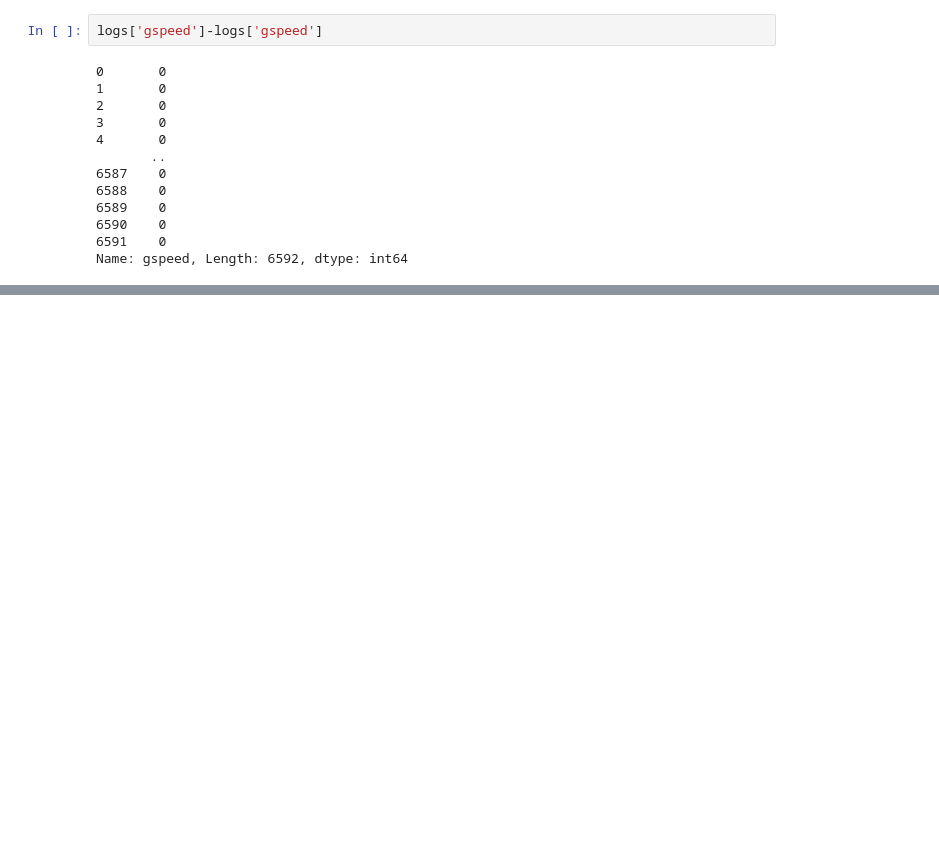
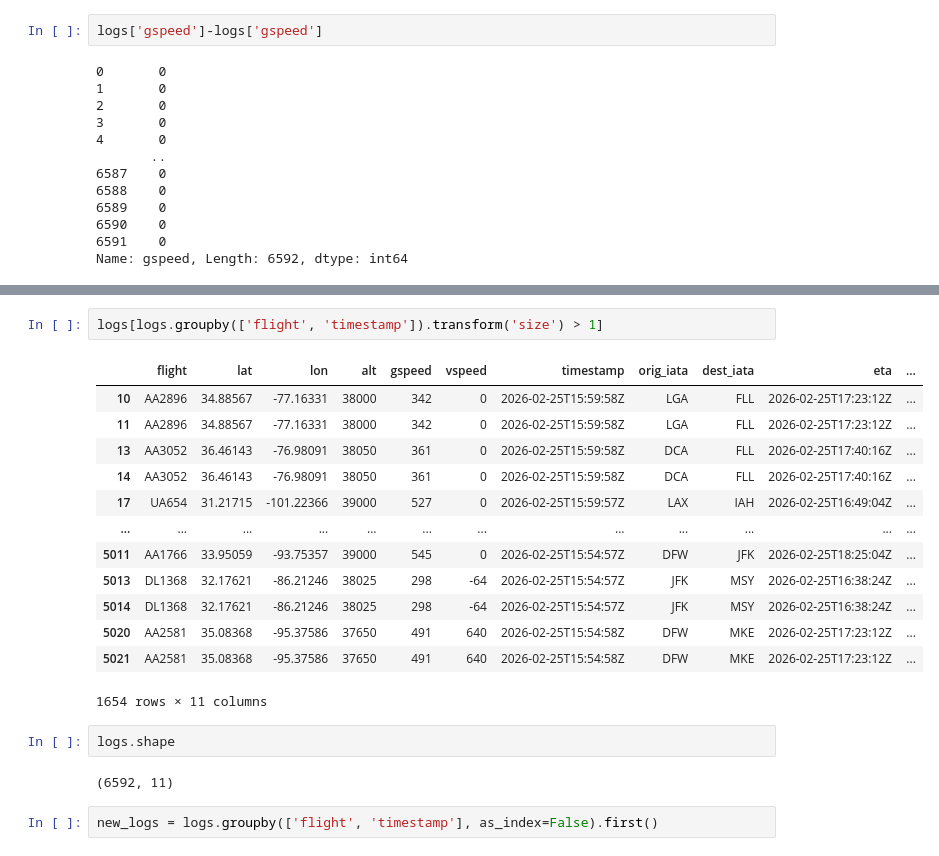
Before and after one commit to lorenzo-marranini/SkyGraphProject, a Jupyter notebook: python/data-exploration.ipynb, the cells around one changed output, grey strips where cells are left out. Drawn from its saved outputs; the diff is of its cells as text; blank space fills up the shorter version.

```diff
--- a/python/data-exploration.ipynb
+++ b/python/data-exploration.ipynb
@@ -591,0 +642,22 @@ Name: gspeed, Length: 6592, dtype: int64
+# %%
+logs[logs.groupby(['flight', 'timestamp']).transform('size') > 1]
+# %% [output]
+|  | flight | lat | lon | alt | gspeed | vspeed | timestamp | orig_iata | dest_iata | eta | ... |
+| 10 | AA2896 | 34.88567 | -77.16331 | 38000 | 342 | 0 | 2026-02-25T15:59:58Z | LGA | FLL | 2026-02-25T17:23:12Z | ... |
+| 11 | AA2896 | 34.88567 | -77.16331 | 38000 | 342 | 0 | 2026-02-25T15:59:58Z | LGA | FLL | 2026-02-25T17:23:12Z | ... |
+| 13 | AA3052 | 36.46143 | -76.98091 | 38050 | 361 | 0 | 2026-02-25T15:59:58Z | DCA | FLL | 2026-02-25T17:40:16Z | ... |
+| 14 | AA3052 | 36.46143 | -76.98091 | 38050 | 361 | 0 | 2026-02-25T15:59:58Z | DCA | FLL | 2026-02-25T17:40:16Z | ... |
+| 17 | UA654 | 31.21715 | -101.22366 | 39000 | 527 | 0 | 2026-02-25T15:59:57Z | LAX | IAH | 2026-02-25T16:49:04Z | ... |
+| ... | ... | ... | ... | ... | ... | ... | ... | ... | ... | ... | ... |
+| 5011 | AA1766 | 33.95059 | -93.75357 | 39000 | 545 | 0 | 2026-02-25T15:54:57Z | DFW | JFK | 2026-02-25T18:25:04Z | ... |
+| 5013 | DL1368 | 32.17621 | -86.21246 | 38025 | 298 | -64 | 2026-02-25T15:54:57Z | JFK | MSY | 2026-02-25T16:38:24Z | ... |
+| 5014 | DL1368 | 32.17621 | -86.21246 | 38025 | 298 | -64 | 2026-02-25T15:54:57Z | JFK | MSY | 2026-02-25T16:38:24Z | ... |
+| 5020 | AA2581 | 35.08368 | -95.37586 | 37650 | 491 | 640 | 2026-02-25T15:54:58Z | DFW | MKE | 2026-02-25T17:23:12Z | ... |
+| 5021 | AA2581 | 35.08368 | -95.37586 | 37650 | 491 | 640 | 2026-02-25T15:54:58Z | DFW | MKE | 2026-02-25T17:23:12Z | ... |
+1654 rows × 11 columns
+# %%
+logs.shape
+# %% [output]
+(6592, 11)
+# %%
+new_logs = logs.groupby(['flight', 'timestamp'], as_index=False).first()
```
Also changed, not shown: parts of 24 cells of this notebook, 8 other files.
